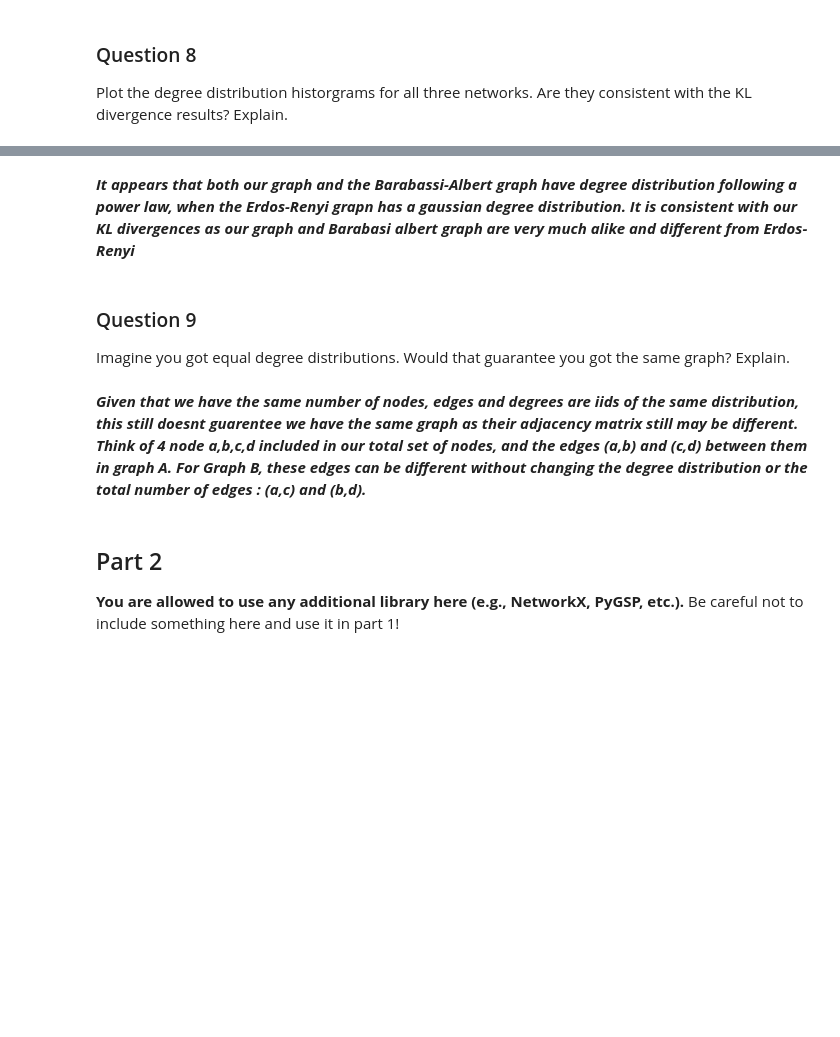
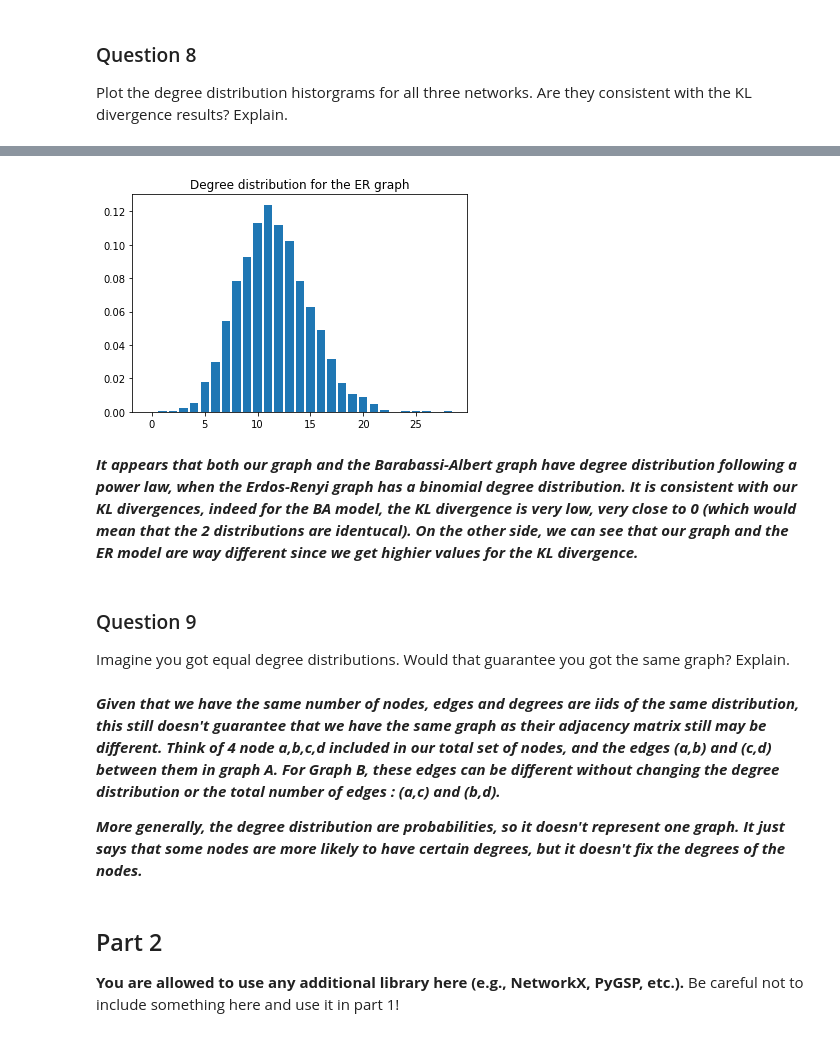
Before and after one commit to Adirlou/ntds_2018, a Jupyter notebook: 2_network_models.ipynb, the cells around one changed output, grey strips where cells are left out. Saved outputs shown, nothing was run; the diff lists cells and outputs as text; code cells hidden in the pictures; blank space fills up the shorter version.

```diff
--- a/2_network_models.ipynb
+++ b/2_network_models.ipynb
@@ -341,11 +370,20 @@ plt.bar(list(range(len(q3))), q3)
+# %%
+#Plot the degree distribution
+plt.bar(list(range(len(q3))), q3)
+plt.title('Degree distribution for the ER graph')
+plt.show()
+# %% [output]
+[figure, added]
 # %% [markdown]
-***It appears that both our graph and the Barabassi-Albert graph have degree distribution following a power law, when the Erdos-Renyi grapn has a gaussian degree distribution. It is consistent with our KL divergences as our graph and Barabasi albert graph are very much alike and different from Erdos-Renyi***
+***It appears that both our graph and the Barabassi-Albert graph have degree distribution following a power law, when the Erdos-Renyi graph has a binomial degree distribution. It is consistent with our KL divergences, indeed for the BA model, the KL divergence is very low, very close to 0 (which would mean that the 2 distributions are identucal). On the other side, we can see that our graph and the ER model are way different since we get highier values for the KL divergence.***
 # %% [markdown]
 ### Question 9
 
 Imagine you got equal degree distributions. Would that guarantee you got the same graph? Explain.
 # %% [markdown]
-***Given that we have the same number of nodes, edges and degrees are iids of the same distribution, this still doesnt guarentee we have the same graph as their adjacency matrix  still  may be different. Think of 4 node a,b,c,d included in our total set of nodes, and the edges (a,b) and (c,d) between them in graph A. For Graph B, these edges can be different without changing the degree distribution or the total number of edges : (a,c) and (b,d).***
+***Given that we have the same number of nodes, edges and degrees are iids of the same distribution, this still doesn't guarantee that we have the same graph as their adjacency matrix  still  may be different. Think of 4 node a,b,c,d included in our total set of nodes, and the edges (a,b) and (c,d) between them in graph A. For Graph B, these edges can be different without changing the degree distribution or the total number of edges : (a,c) and (b,d).***
+
+***More generally, the degree distribution are probabilities, so it doesn't represent one graph. It just says that some nodes are more likely to have certain degrees, but it doesn't fix the degrees of the nodes.***
 # %% [markdown]
 ## Part 2
 
```
Also changed, not shown: parts of 33 cells of this notebook.
